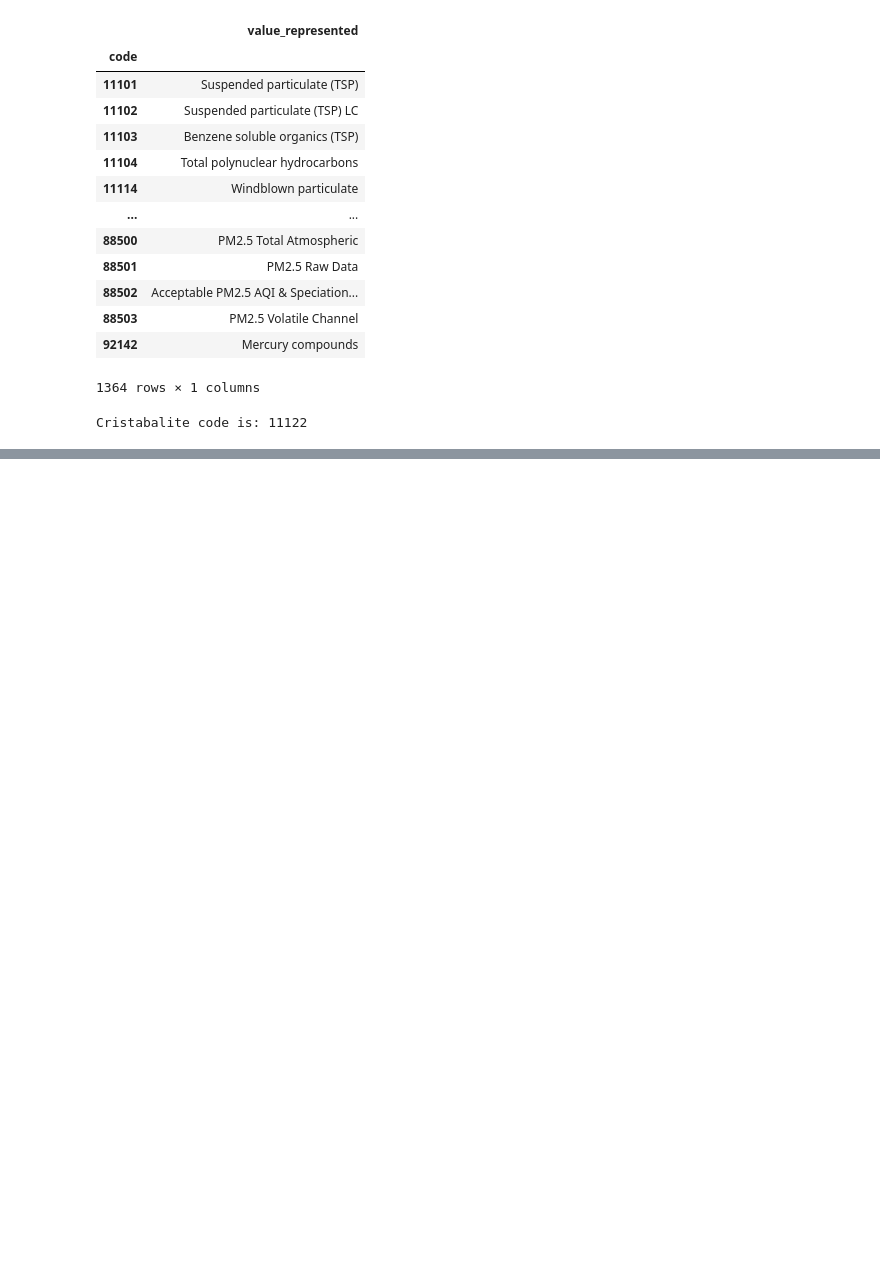
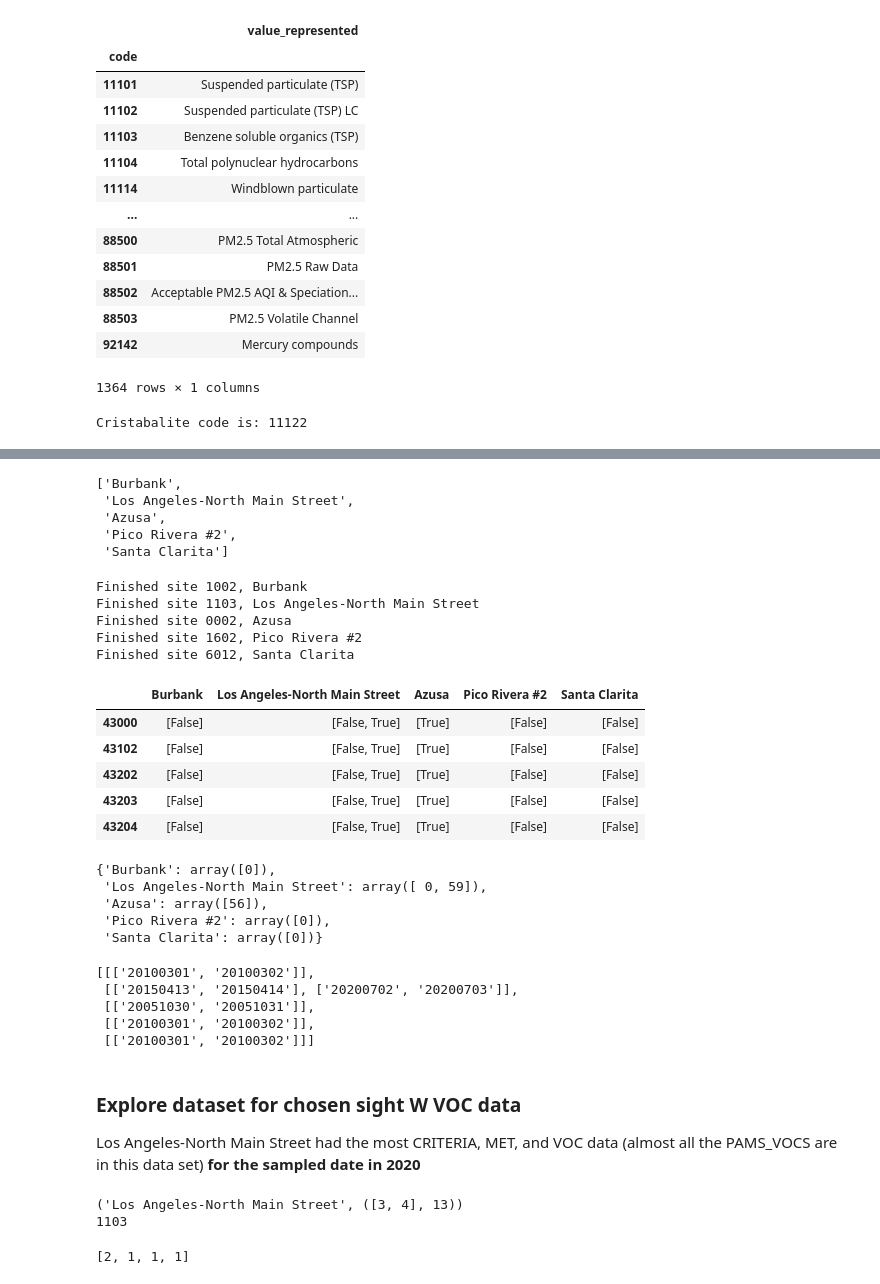
Before and after one commit to Tcintra/chem150, a Jupyter notebook: lab_notebook.ipynb, the cells around one changed output, grey strips where cells are left out. Saved outputs shown, nothing was run; the diff lists cells and outputs as text; code cells hidden in the pictures; blank space fills up the shorter version.

```diff
--- a/lab_notebook.ipynb
+++ b/lab_notebook.ipynb
@@ -106,0 +129,73 @@ From the results above we will proceed with <b>Los Angeles-North Main Street</b>
+# %%
+# Pick 5 best sites
+best_sites = [i[0] for i in yearly_best_sorted[:5]]
+best_sites_codes = [datafetcher.get_codes(LIST_SITES_BY_COUNTY, all=False, value=i, nparams={'state':'06', 'county':'037'}) for i in best_sites]
+best_sites_dates = [[metadata['dates'][j] for j in i[1][0]] for i in yearly_best_sorted[:5]]
+best_sites
+# %% [output]
+['Burbank',
+ 'Los Angeles-North Main Street',
+ 'Azusa',
+ 'Pico Rivera #2',
+ 'Santa Clarita']
+# %%
+voc_r = datafetcher.find_voc_availability(best_sites, best_sites_codes, best_sites_dates)
+with open('voc_data.json', 'w') as f:
+    json.dump(voc_r, f)
+
+# with open('voc_data.json', 'r') as f:
+#   voc_r = json.load(f)
+# %% [output]
+Finished site 1002, Burbank
+Finished site 1103, Los Angeles-North Main Street
+Finished site 0002, Azusa
+Finished site 1602, Pico Rivera #2
+Finished site 6012, Santa Clarita
+# %%
+voc_data = np.array(voc_r['Data'])
+voc_df = pd.DataFrame(voc_r['Data'])
+voc_df.index = voc_r['Metadata']['codes']
+voc_df.head(5)
+# %% [output]
+|  | Burbank | Los Angeles-North Main Street | Azusa | Pico Rivera #2 | Santa Clarita |
+| 43000 | [False] | [False, True] | [True] | [False] | [False] |
+| 43102 | [False] | [False, True] | [True] | [False] | [False] |
+| 43202 | [False] | [False, True] | [True] | [False] | [False] |
+| 43203 | [False] | [False, True] | [True] | [False] | [False] |
+| 43204 | [False] | [False, True] | [True] | [False] | [False] |
+# %%
+voc_site_results = {}
+for site in voc_r['Data']:
+    arr = np.array(voc_r['Data'][site])
+    voc_site_results[site] = arr.sum(axis=0)
+voc_site_results
+# %% [output]
+{'Burbank': array([0]),
+ 'Los Angeles-North Main Street': array([ 0, 59]),
+ 'Azusa': array([56]),
+ 'Pico Rivera #2': array([0]),
+ 'Santa Clarita': array([0])}
+# %%
+voc_r['Metadata']['dates']
+# %% [output]
+[[['20100301', '20100302']],
+ [['20150413', '20150414'], ['20200702', '20200703']],
+ [['20051030', '20051031']],
+ [['20100301', '20100302']],
+ [['20100301', '20100302']]]
+# %% [markdown]
+### Explore dataset for chosen sight W VOC data
+
+Los Angeles-North Main Street had the most CRITERIA, MET, and VOC data (almost all the PAMS_VOCS are in this data set) <b>for the sampled date in 2020</b>
+# %%
+print(yearly_best_sorted[1])
+print(best_sites_codes[1])
+# %% [output]
+('Los Angeles-North Main Street', ([3, 4], 13))
+1103
+# %%
+a = [2]
+a += [1,1,1]
+a
+# %% [output]
+[2, 1, 1, 1]
```
Also changed, not shown: parts of 14 cells of this notebook, 6 other files.
